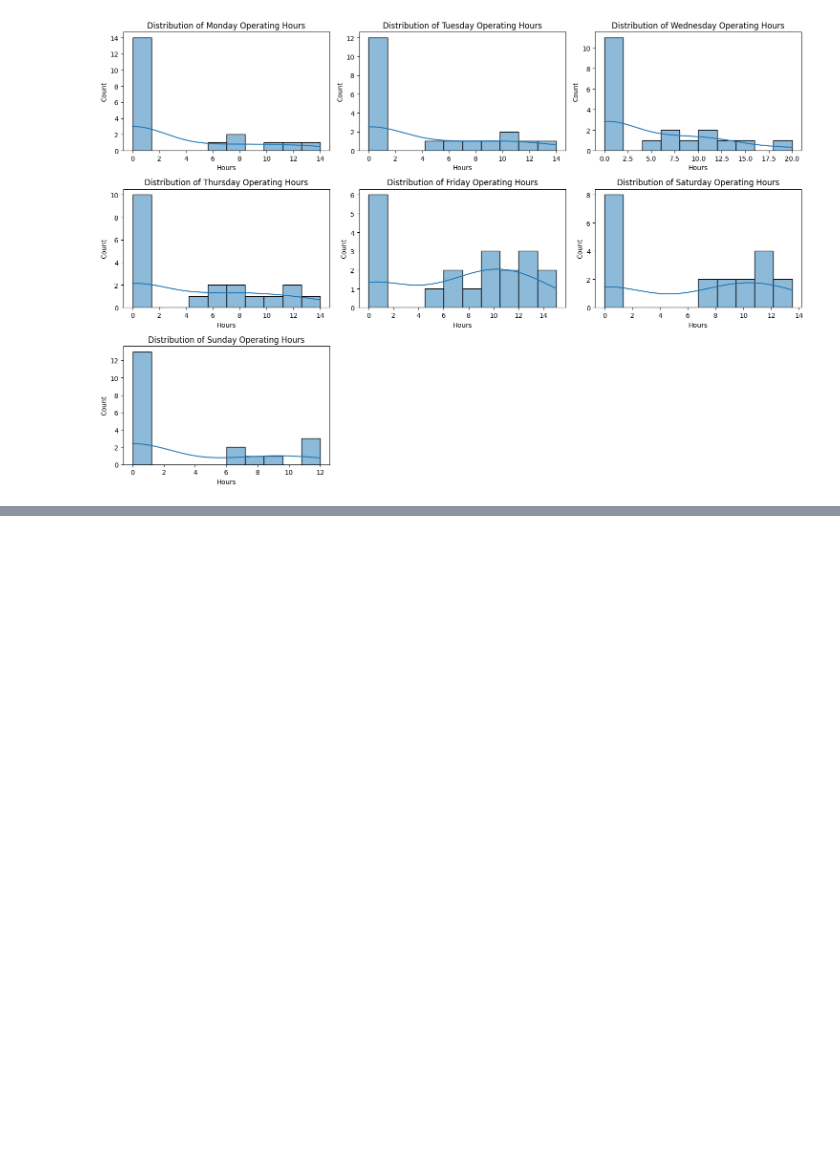
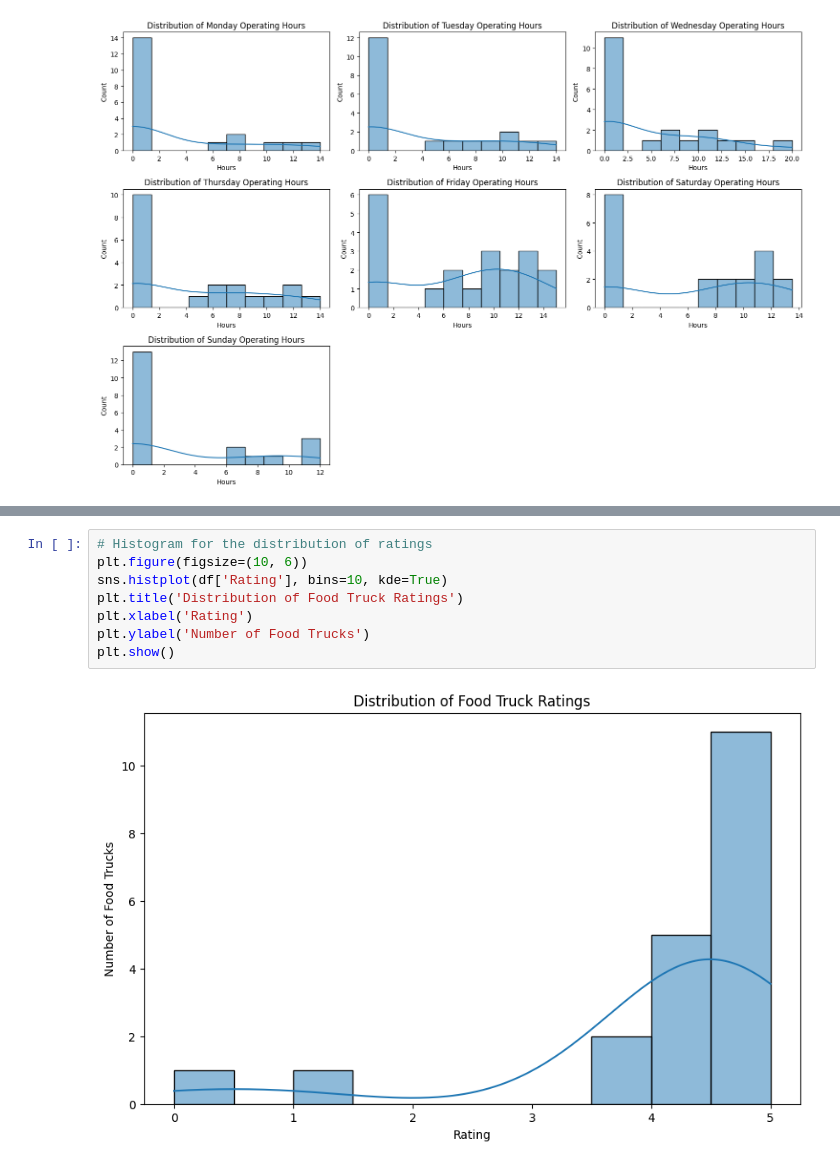
Before and after one commit to 11637721/Xtern_DS_Internship_FoodX, a Jupyter notebook: FoodX_Exploration.ipynb, the cells around one changed output, grey strips where cells are left out. Drawn from its saved outputs; the diff is of its cells as text; blank space fills up the shorter version.

```diff
--- a/FoodX_Exploration.ipynb
+++ b/FoodX_Exploration.ipynb
@@ -207,0 +209,10 @@ plt.show()
+# %%
+# Histogram for the distribution of ratings
+plt.figure(figsize=(10, 6))
+sns.histplot(df['Rating'], bins=10, kde=True)
+plt.title('Distribution of Food Truck Ratings')
+plt.xlabel('Rating')
+plt.ylabel('Number of Food Trucks')
+plt.show()
+# %% [output]
+[figure, added]
```
Also changed, not shown: parts of 11 cells of this notebook, 3 other files.
